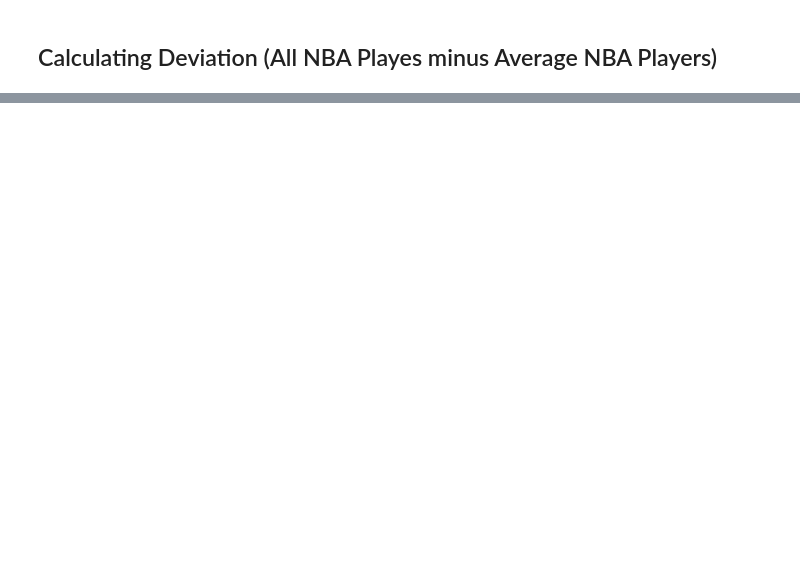
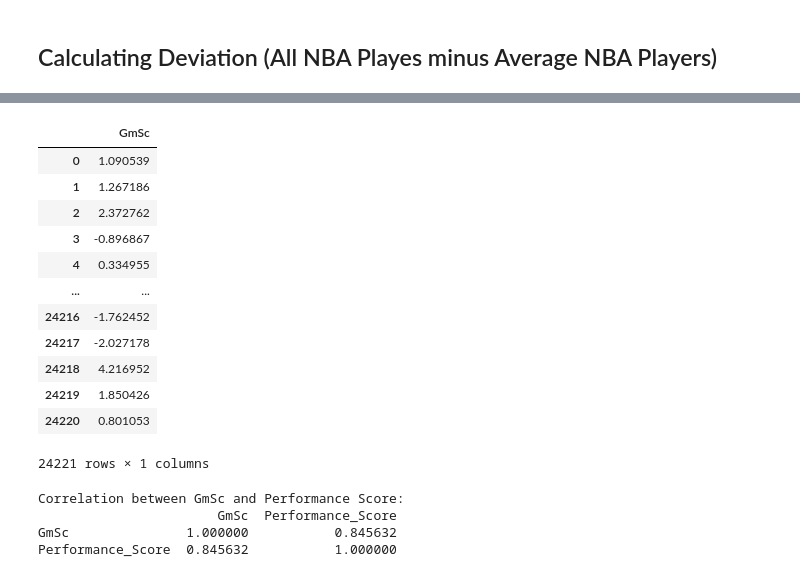
Before and after one commit to RomandRapido/DSC1101, a Jupyter notebook: SA/testing-center.ipynb, the cells around one changed output, grey strips where cells are left out. Saved outputs shown, nothing was run; the diff lists cells and outputs as text; code cells hidden in the pictures; blank space fills up the shorter version.

```diff
--- a/SA/testing-center.ipynb
+++ b/SA/testing-center.ipynb
@@ -438,0 +703,42 @@ Report
+# %%
+final_stats_standardized['GmSc'] = (
+    final_stats_standardized['pts_per_game'] +
+    0.4 * final_stats_standardized['fg_per_game'] -
+    0.7 * final_stats_standardized['fga_per_game'] -
+    0.4 * (final_stats_standardized['fta_per_game'] - final_stats_standardized['ft_per_game']) +
+    0.7 * final_stats_standardized['orb_per_game'] +
+    0.3 * final_stats_standardized['drb_per_game'] +
+    final_stats_standardized['stl_per_game'] +
+    0.7 * final_stats_standardized['ast_per_game'] +
+    0.7 * final_stats_standardized['blk_per_game'] -
+    0.4 * final_stats_standardized['pf_per_game'] -
+    final_stats_standardized['tov_per_game']
+)
+final_stats_standardized[['GmSc']]
+# %% [output]
+|  | GmSc |
+| 0 | 1.090539 |
+| 1 | 1.267186 |
+| 2 | 2.372762 |
+| 3 | -0.896867 |
+| 4 | 0.334955 |
+| ... | ... |
+| 24216 | -1.762452 |
+| 24217 | -2.027178 |
+| 24218 | 4.216952 |
+| 24219 | 1.850426 |
+| 24220 | 0.801053 |
+24221 rows × 1 columns
+# %%
+final_stats_standardized['Performance_Score'] = (
+    final_stats_standardized[columns_to_calculate] * weights_normalized
+).sum(axis=1)
+
+correlation = final_stats_standardized[['GmSc', 'Performance_Score']].corr()
+
+print(correlation)
+# %% [output]
+Correlation between GmSc and Performance Score:
+                       GmSc  Performance_Score
+GmSc               1.000000           0.845632
+Performance_Score  0.845632           1.000000
```
Also changed, not shown: parts of 33 cells of this notebook, 4 other files.
